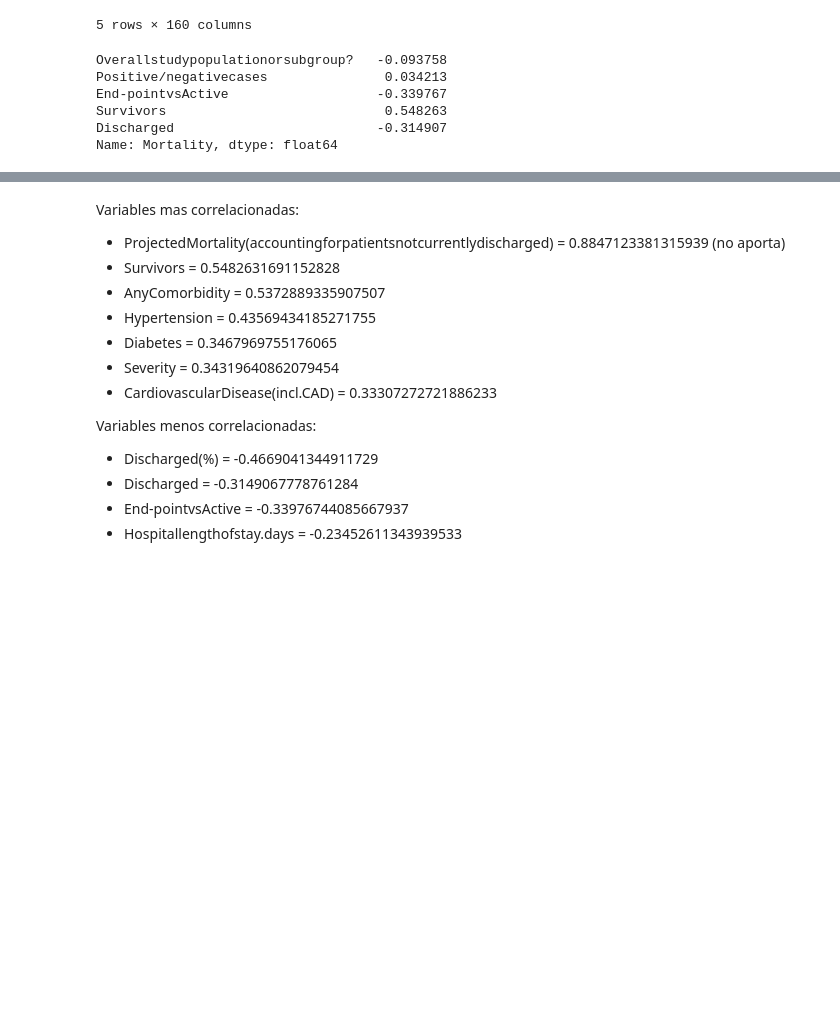
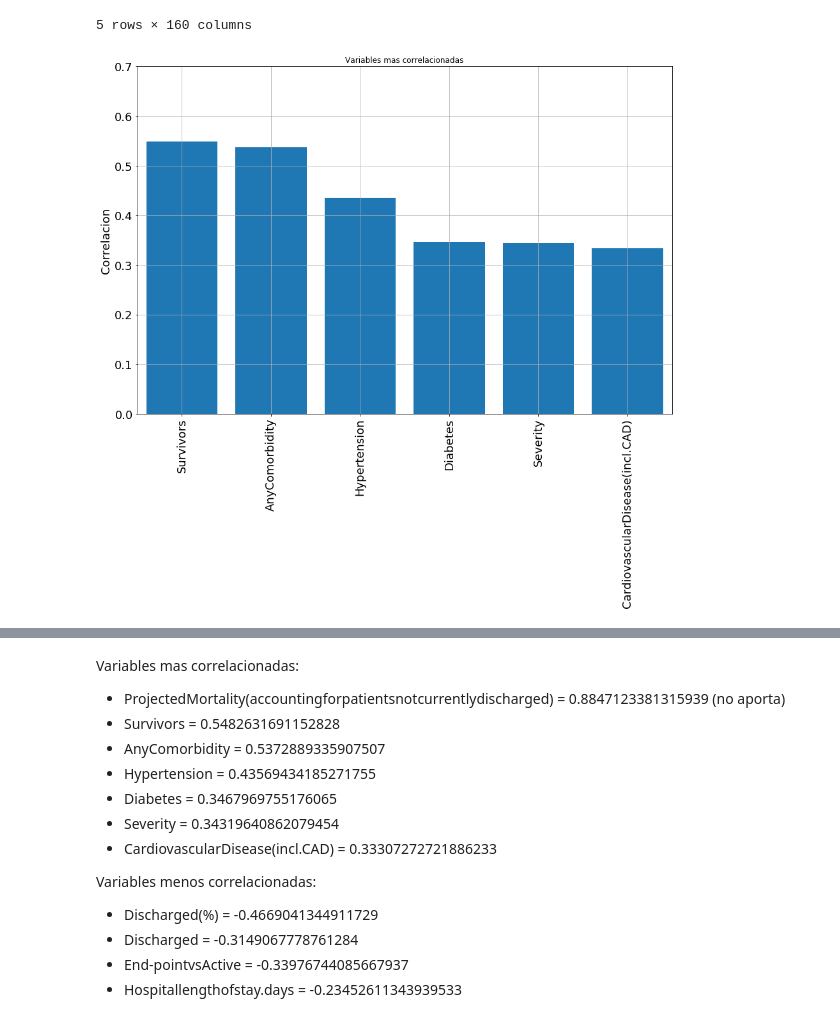
Before and after one commit to Robbyn07/Covid19_Analisis-Regresion-Multilineal, a Jupyter notebook: Investigacion_FinDeCiclo.ipynb, the cells around one changed output, grey strips where cells are left out. Drawn from its saved outputs; the diff is of its cells as text; code cells hidden in the pictures; blank space fills up the shorter version.

```diff
--- a/Investigacion_FinDeCiclo.ipynb
+++ b/Investigacion_FinDeCiclo.ipynb
@@ -227,11 +222,19 @@ corrPre.head()
 # %%
 pd.set_option('display.max_rows', None)
 corrMort = corrPre['Mortality']
-corrMort.head()
+orden = corrPre.sort_values('Mortality',ascending=False)
+mayorM = round(orden['Mortality'], 6)
-# %% [output]
-Overallstudypopulationorsubgroup?   -0.093758
-Positive/negativecases               0.034213
-End-pointvsActive                   -0.339767
-Survivors                            0.548263
-Discharged                          -0.314907
-Name: Mortality, dtype: float64
+# %%
+plt.figure(figsize=(15,10))
+plt.bar(mayorM.index, mayorM)
+plt.xticks(rotation=90, fontsize=18)
+plt.yticks(fontsize=18)
+plt.xlim(1.5,7.5)
+plt.ylim(0,0.7)
+plt.ylabel('Correlacion', fontsize=18)
+plt.title('Variables mas correlacionadas')
+plt.grid(True)
+#plt.savefig('mas_correlacion',dpi = 300,bbox_inches='tight')
+plt.show()
+# %% [output]
+[figure, added]
```
Also changed, not shown: parts of 11 cells of this notebook, 1 other file.
